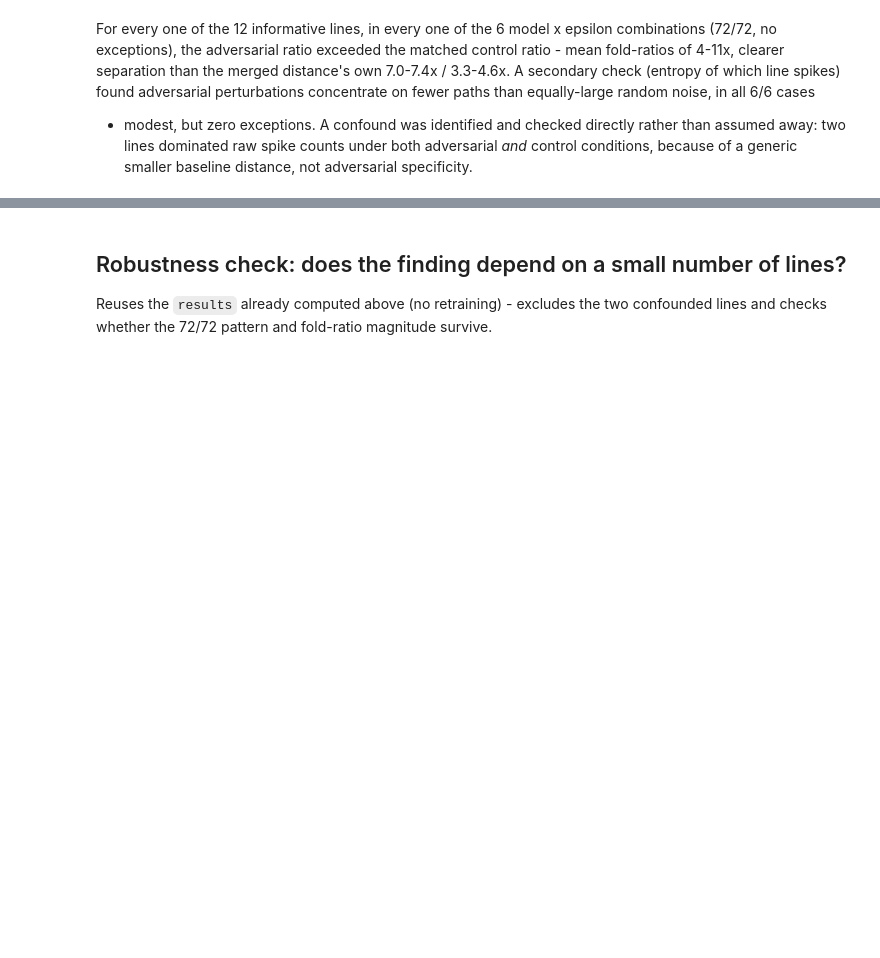
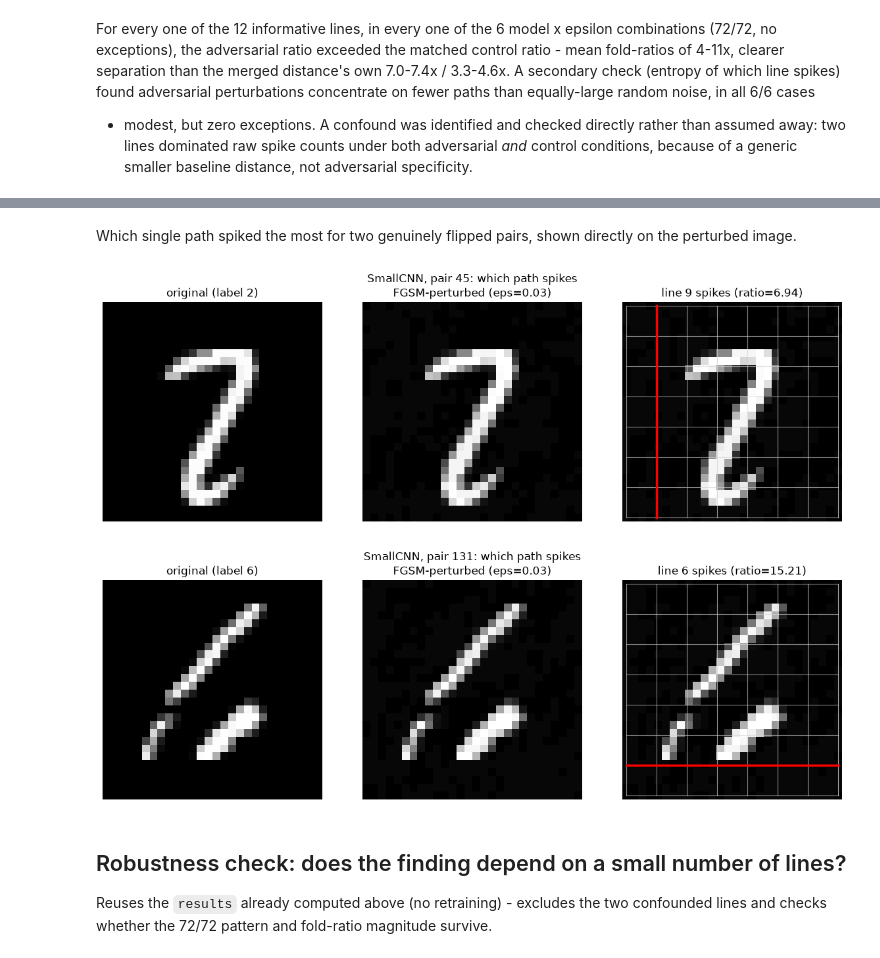
Before and after one commit to Kilobyte947/Datasig, a Jupyter notebook: signature_distance/notebook_method_b_further_work.ipynb, the cells around one changed output, grey strips where cells are left out. Drawn from its saved outputs; the diff is of its cells as text; code cells hidden in the pictures; blank space fills up the shorter version.

```diff
--- a/signature_distance/notebook_method_b_further_work.ipynb
+++ b/signature_distance/notebook_method_b_further_work.ipynb
@@ -181,3 +224,15 @@ conditions, because of a generic smaller baseline distance, not adversarial spec
+# %% [markdown]
+Which single path spiked the most for two genuinely flipped pairs, shown directly on
+the perturbed image.
+# %%
+flip_idx = results['models']['SmallCNN']['eps'][0.03]['flip_mask'].nonzero(as_tuple=True)[0].tolist()
+for pair_idx in flip_idx[:2]:
+    fig = ppae.plot_spike_gallery(results, 'SmallCNN', 0.03, pair_idx=pair_idx)
+    display(fig)
+    plt.close(fig)
+# %% [output]
+[figure, added]
+[figure, added]
 # %% [markdown]
 ## Robustness check: does the finding depend on a small number of lines?
 
```
Also changed, not shown: parts of 9 cells of this notebook, 2 other files.
